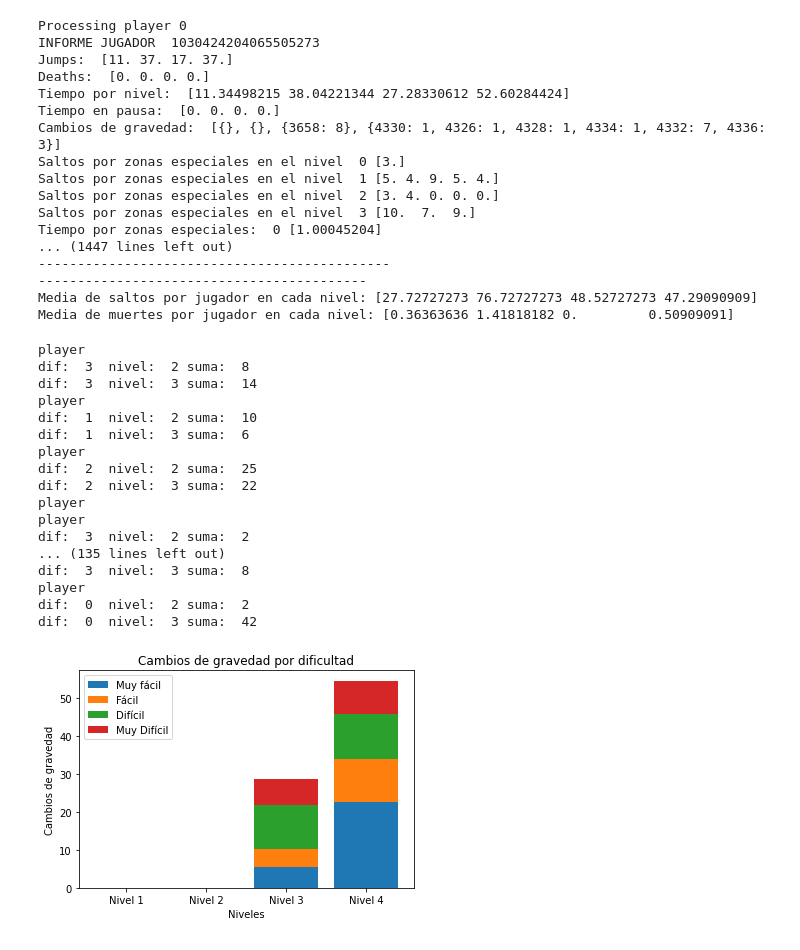
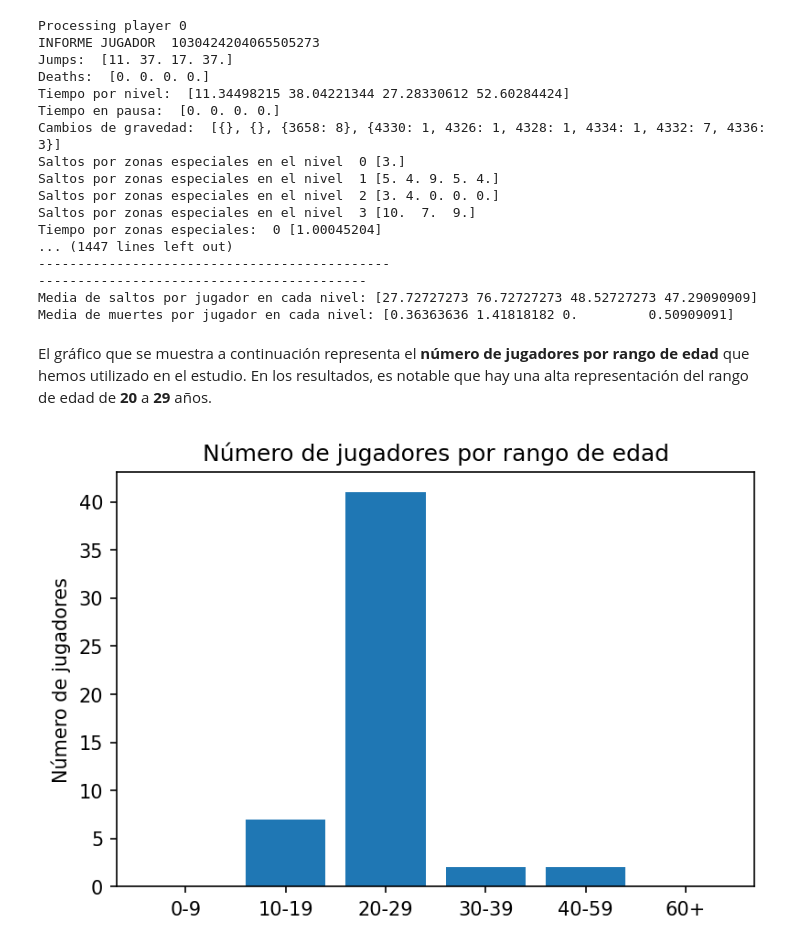
Before and after one commit to evalucas/UAJ, a Jupyter notebook: PoyectoFinal/test.ipynb, the cells around one changed output. Cells and saved outputs as stored; diff of their text form; code cells hidden in the pictures.

```diff
--- a/PoyectoFinal/test.ipynb
+++ b/PoyectoFinal/test.ipynb
@@ -471,7 +471,7 @@ def grafico_paths(): #grafico que mete todos los paths en una unica imagen
                 [[-24.5,25.7],[-8.5,8.8]]]
         global numNiveles
         for i in range(numNiveles):
-                plt.rcParams["figure.dpi"] = 300
+                plt.rcParams["figure.dpi"] = 150
                 img = plt.imread("CapturaLv"+ str((i + 1))+".png")
                 plt.imshow(img, extent=[limits[i][0][0], limits[i][0][1], limits[i][1][0], limits[i][1][1]])
                 plt.xlim = limits[i][0]
@@ -552,7 +552,6 @@ def graficoMuertesVSDificultad():
                                 dificultades[3][n]+=p.nDeaths[n]
 
         grafico_barras_apiladas(niveles,dificultades,labels,'Niveles','Muertes','Numero de muertes según dificultad percibida (Absoluto)')
-        grafico_barras_apiladas_prop(niveles,dificultades,labels,'Niveles','Muertes','Numero de muertes según dificultad percibida (Relativo)',muertesPorNivel)
 
 def graficoMuertesVSExpGeneral():
         niveles = ['Nivel 1', 'Nivel 2', 'Nivel 3', 'Nivel 4']
@@ -568,7 +567,6 @@ def graficoMuertesVSExpGeneral():
 
 
         grafico_barras_apiladas(niveles,nivelesExperiencia,labels,'Niveles','Muertes','Numero de muertes por experiencia en videojuegos (Absoluto)')
-        grafico_barras_apiladas_prop(niveles,nivelesExperiencia,labels,'Niveles','Muertes','Numero de muertes por experiencia en videojuegos (Relativo)',muertesPorNivel)
 
 def graficoMuertesVSExpPlataformas():
         niveles = ['Nivel 1', 'Nivel 2', 'Nivel 3', 'Nivel 4']
@@ -583,7 +581,6 @@ def graficoMuertesVSExpPlataformas():
                 nivelesExperiencia[exp]+=p.nDeaths
 
         grafico_barras_apiladas(niveles,nivelesExperiencia,labels,'Niveles','Muertes','Numero de muertes por experiencia en plataformas (Absoluto)')
-        grafico_barras_apiladas_prop(niveles,nivelesExperiencia,labels,'Niveles','Muertes','Numero de muertes por experiencia en plataformas (Relativo)',muertesPorNivel)
 
 def graficoMediaMuertesVsDificultad():
         niveles = ['Nivel 1', 'Nivel 2', 'Nivel 3', 'Nivel 4']
@@ -677,7 +674,7 @@ def graficoDifWJVsTiempoWallJump():
                         zonas=0
                         if (media > 100):
                                 continue
-                        print('media ', media, ' dif: ', p.walljump)
+                        #print('media ', media, ' dif: ', p.walljump)
 
 
                 if(media != -1):
@@ -752,7 +749,7 @@ def graficoExpPlataformasVsSaltosPrimerWallJump():
         for i in range(len(poblacion)):
                 if(poblacion[i] != 0):
                         mediaSaltosWJ[i] /= poblacion[i]
-                print("Saltos medios:", mediaSaltosWJ[i], " num jugadores x dificultad:", poblacion[i])
+                #print("Saltos medios:", mediaSaltosWJ[i], " num jugadores x dificultad:", poblacion[i])
 
 
         grafico_barras(labels, mediaSaltosWJ,'Numero de saltos en el primer walljump segun nivel de experiencia', '', 'Saltos Medios')
@@ -838,7 +835,7 @@ def graficoDificultadCGVsNumeroCG():
         numDif = np.zeros(4)
 
         for p in playersArray:
-                print("player")
+                #print("player")
                 for i in range(len(p.dictCambiosGravedadPorNivel)):
                         if (len(p.dictCambiosGravedadPorNivel[i]) > 0):
                                 suma = sum(p.dictCambiosGravedadPorNivel[i].values())
@@ -846,7 +843,7 @@ def graficoDificultadCGVsNumeroCG():
                                         dif = int(p.gravity) - 1
                                         dificultad[dif][i]+=suma
                                         numDif[dif]+=1
-                                        print("dif: ", dif, " nivel: ", i, "suma: ", suma)
+                                        #print("dif: ", dif, " nivel: ", i, "suma: ", suma)
 
 
         for i in range(len(numDif)):
@@ -863,7 +860,7 @@ def graficoDificultadCGVsNumeroCG():
 #graficoDifWJVsSaltosWallJump()
 #graficoExpPlataformasVsSaltosPrimerWallJump()
 #graficoExpPlataformasVsTiempoPrimerWallJump()
-graficoDificultadCGVsNumeroCG()
+#graficoDificultadCGVsNumeroCG()
 #grafico_paths()
 # graficoMuertesPorNivel()
 # graficoMuertesVSEdadNew()
@@ -876,22 +873,10 @@ graficoDificultadCGVsNumeroCG()
 #graficoMuertesVSExpGeneral()
 #graficoMuertesVSExpPlataformas()
 #graficoDificultadWalljumpVSExpGeneral()
-# %% [output]
-player
-dif:  3  nivel:  2 suma:  8
-dif:  3  nivel:  3 suma:  14
-player
-dif:  1  nivel:  2 suma:  10
-dif:  1  nivel:  3 suma:  6
-player
-dif:  2  nivel:  2 suma:  25
-dif:  2  nivel:  3 suma:  22
-player
-player
-dif:  3  nivel:  2 suma:  2
-... (135 lines left out)
-dif:  3  nivel:  3 suma:  8
-player
-dif:  0  nivel:  2 suma:  2
-dif:  0  nivel:  3 suma:  42
-[figure, removed]
+# %% [markdown]
+
+El gráfico que se muestra a continuación representa el **número de jugadores por rango de edad** que hemos utilizado en el estudio. En los resultados, es notable que hay una alta representación del rango de edad de **20** a **29** años.
+# %%
+grafico_rangosEdad()
+# %% [output]
+[figure, added]
```
Also changed, not shown: parts of 22 cells of this notebook.
